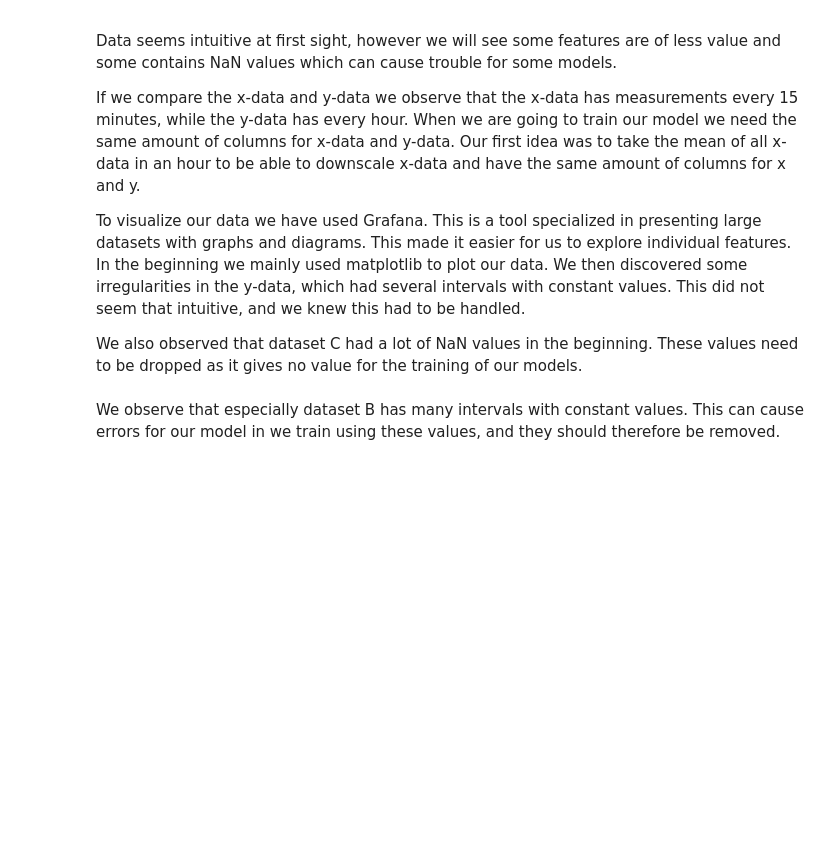
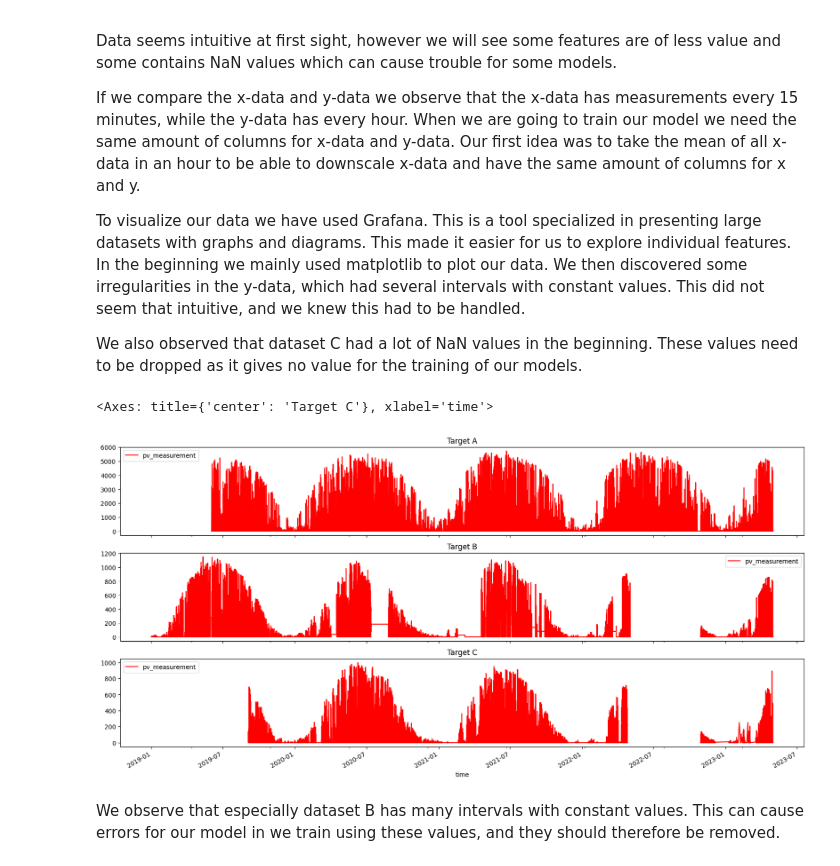
Before and after one commit to Hansstem/TDT4173-ML, a Jupyter notebook: delivery_notebooks/Long_notebook.ipynb, the cells around one changed output. Cells and saved outputs as stored; diff of their text form; code cells hidden in the pictures; blank space fills up the shorter version.

```diff
--- a/delivery_notebooks/Long_notebook.ipynb
+++ b/delivery_notebooks/Long_notebook.ipynb
@@ -55,7 +61,7 @@ import pandas as pd
 from typing import List
 import os
 
-folder = '../../data/'
+folder = '../data/'
 A = folder + 'A/'
 B = folder + 'B/'
 C = folder + 'C/'
@@ -102,10 +108,10 @@ def get_training_data(location: str or list = None, merge: bool = True) -> List[
     NOTE: If merge = False the list returned is [x_train_observed_A, x_train_estimated_A,...]
     """
     ### dealing with current working directory for relative paths ###
-    cwd_old = os.getcwd()
-    file_loc = os.path.abspath(__file__)
-    cwd_new = os.path.dirname(file_loc)
-    os.chdir(cwd_new)
+    # cwd_old = os.getcwd()
+    # file_loc = os.path.abspath(__file__)
+    # cwd_new = os.path.dirname(file_loc)
+    # os.chdir(cwd_new)
 
     x_train_list = []
     y_target_list = []
@@ -133,7 +139,7 @@ def get_training_data(location: str or list = None, merge: bool = True) -> List[
                 print(f'\nProbaly no matching location for passed strings:{location}')
                 raise Exception(e)
 
-    os.chdir(cwd_old)
+    # os.chdir(cwd_old)
     ### returning working directory ###
     return [x_train_list, y_target_list]
 
@@ -148,10 +154,10 @@ def get_test_data(location: str or list = None) -> List[pd.DataFrame]:
     RETURNS: List[x_test: pd.DataFrame]
     """
     ### dealing with current working directory for relative paths ###
-    cwd_old = os.getcwd()
-    file_loc = os.path.abspath(__file__)
-    cwd_new = os.path.dirname(file_loc)
-    os.chdir(cwd_new)
+    # cwd_old = os.getcwd()
+    # file_loc = os.path.abspath(__file__)
+    # cwd_new = os.path.dirname(file_loc)
+    # os.chdir(cwd_new)
 
     x_list = []
 
@@ -179,7 +185,7 @@ def get_test_data(location: str or list = None) -> List[pd.DataFrame]:
                 print(f'\nProbaly no matching location for passed strings:{location}')
                 raise Exception(e)
 
-    os.chdir(cwd_old)
+    #os.chdir(cwd_old)
     for x in x_list:
         if 'date_calc' in x:
             x.drop(columns=['date_calc'], inplace=True)
@@ -215,10 +221,13 @@ To visualize our data we have used Grafana. This is a tool specialized in presen
 We also observed that dataset C had a lot of NaN values in the beginning. These values need to be dropped as it gives no value for the training of our models.
 # %%
 import matplotlib.pylab as plt
-fig, axs = plt.subplots(6, 1, figsize=(20, 10), sharex=True)
+fig, axs = plt.subplots(3, 1, figsize=(20, 10), sharex=True)
 YA[['time', 'pv_measurement']].set_index('time').plot(ax=axs[0], title='Target A', color='red')
 YB[['time', 'pv_measurement']].set_index('time').plot(ax=axs[1], title='Target B', color='red')
 YC[['time', 'pv_measurement']].set_index('time').plot(ax=axs[2], title='Target C', color='red')
+# %% [output]
+<Axes: title={'center': 'Target C'}, xlabel='time'>
+[figure, added]
 # %% [markdown]
 We observe that especially dataset B has many intervals with constant values. This can cause errors for our model in we train using these values, and they should therefore be removed.
 # %% [markdown]
```
Also changed, not shown: parts of 28 cells of this notebook.
